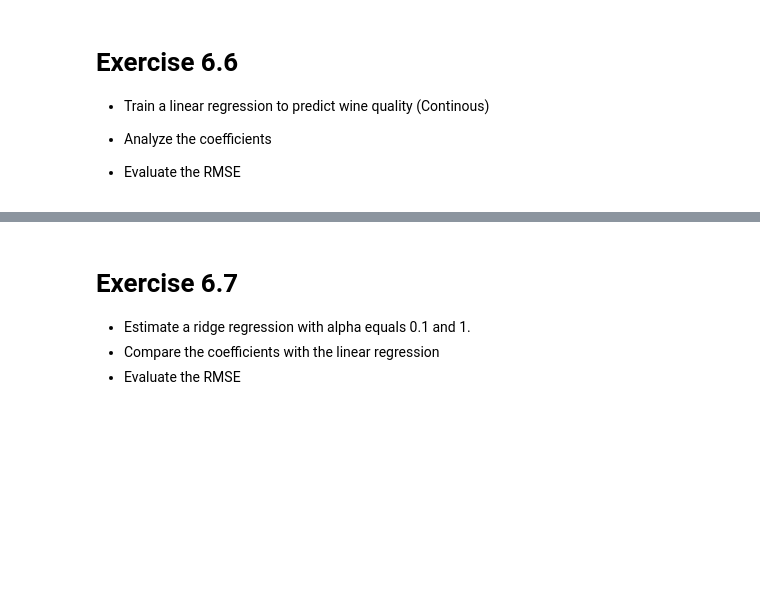
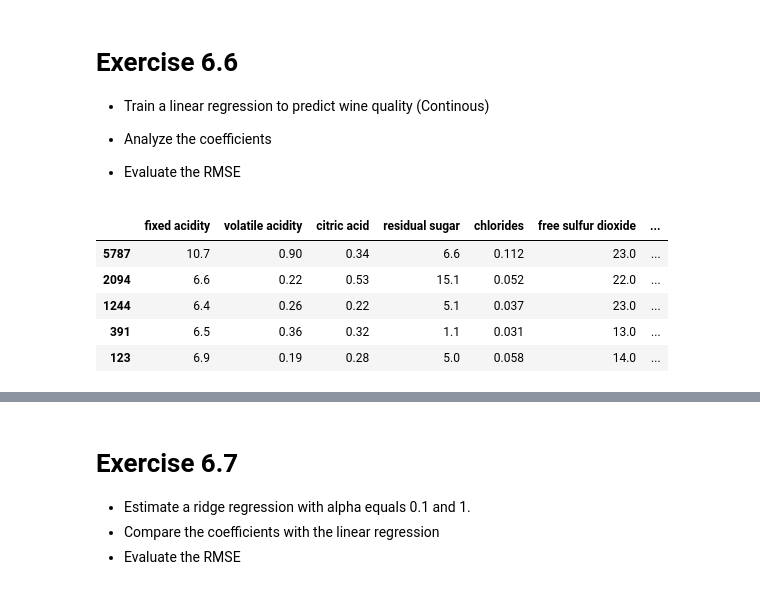
Before and after one commit to julianfbaquero/PracticalMachineLearningClass, a Jupyter notebook: Exercices-JulianBaquero/E6-SVM&Regularization.ipynb, the cells around one changed output, grey strips where cells are left out. Saved outputs shown, nothing was run; the diff lists cells and outputs as text; code cells hidden in the pictures; blank space fills up the shorter version.

```diff
--- a/Exercices-JulianBaquero/E6-SVM&Regularization.ipynb
+++ b/Exercices-JulianBaquero/E6-SVM&Regularization.ipynb
@@ -106,0 +326,15 @@ Compare the results with other methods
+# %%
+data_r = pd.read_csv('https://github.com/albahnsen/PracticalMachineLearningClass/raw/master/datasets/Wine_data_red.csv')
+data_w = pd.read_csv('https://github.com/albahnsen/PracticalMachineLearningClass/raw/master/datasets/Wine_data_white.csv')
+# %%
+data = data_w.assign(type = 'white')
+
+data = data.append(data_r.assign(type = 'red'), ignore_index=True)
+data.sample(5)
+# %% [output]
+|  | fixed acidity | volatile acidity | citric acid | residual sugar | chlorides | free sulfur dioxide | ... |
+| 5787 | 10.7 | 0.90 | 0.34 | 6.6 | 0.112 | 23.0 | ... |
+| 2094 | 6.6 | 0.22 | 0.53 | 15.1 | 0.052 | 22.0 | ... |
+| 1244 | 6.4 | 0.26 | 0.22 | 5.1 | 0.037 | 23.0 | ... |
+| 391 | 6.5 | 0.36 | 0.32 | 1.1 | 0.031 | 13.0 | ... |
+| 123 | 6.9 | 0.19 | 0.28 | 5.0 | 0.058 | 14.0 | ... |
```
Also changed, not shown: parts of 54 cells of this notebook.
